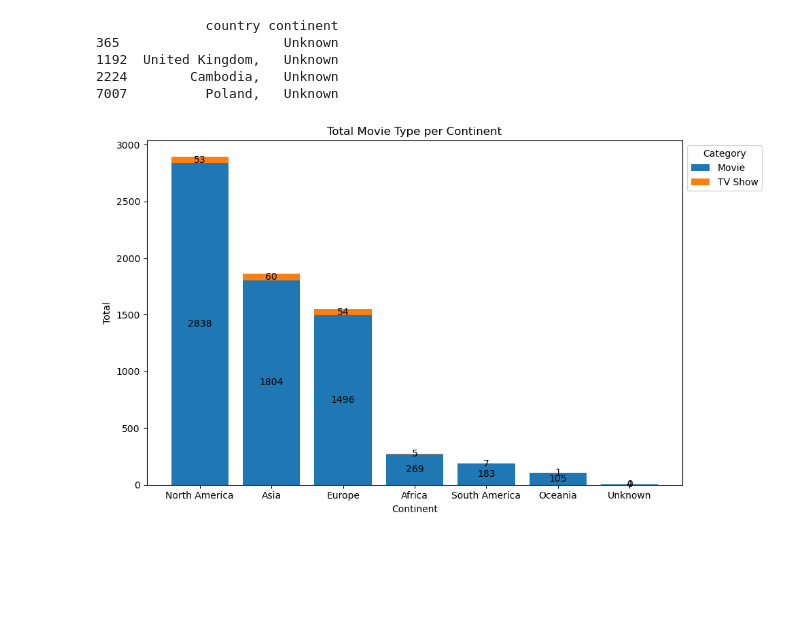
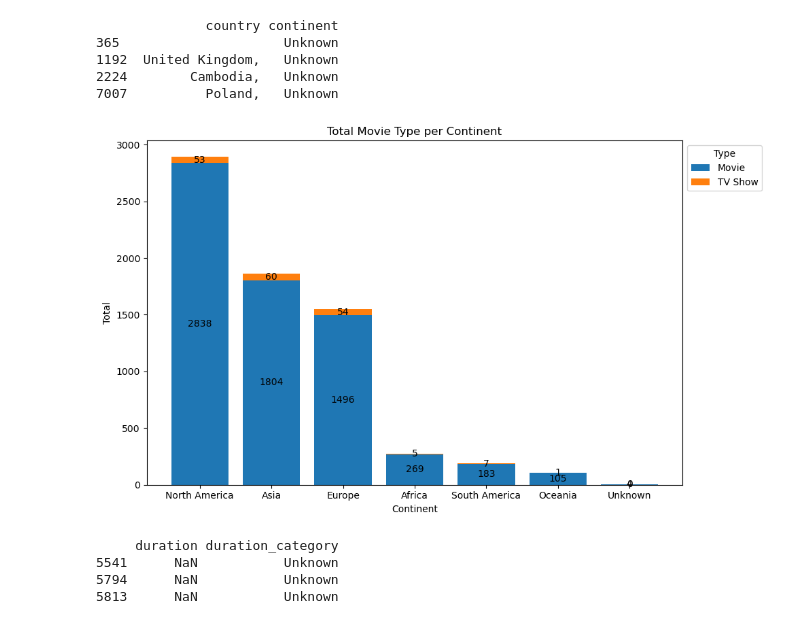
Before and after one commit to FlazeFy2/DS-Netflix_Movies_and_TV_Shows, a Jupyter notebook: exploratory data analysis-bar.ipynb, the cells around one changed output. Saved outputs shown, nothing was run; the diff lists cells and outputs as text; code cells hidden in the pictures; blank space fills up the shorter version.

```diff
--- a/exploratory data analysis-bar.ipynb
+++ b/exploratory data analysis-bar.ipynb
@@ -266,32 +266,71 @@ print(unknown_region[["country", "continent"]])
 # %%
 # Exploratory Data Analysis (EDA) - Stacked Bar Chart Movie Type Comparison per Continent
 # Dataset
 context_group_counts = df.groupby(['continent', 'type'], observed=False).size().reset_index(name='Count')
 stacked_data = context_group_counts.pivot(index='continent', columns='type', values='Count').fillna(0)
 
 # Ordering
 stacked_data['Total'] = stacked_data.sum(axis=1)
 stacked_data = stacked_data.sort_values(by='Total', ascending=False)
 categories = stacked_data.columns[:-1]
 counts = stacked_data[categories].values
 
 # Plotting
 context = stacked_data.index
 fig, ax = plt.subplots(figsize=(10, 6))
 bottom = np.zeros(len(context))
 
 # Plot each group_col as stack
 for group_col_index, group in enumerate(categories):
     p = ax.bar(context, counts[:, group_col_index], label=group, bottom=bottom)
     bottom += counts[:, group_col_index]
     ax.bar_label(p, label_type='center', fmt='%d')
 
 # Bar Chart
 ax.set_title(f'Total Movie Type per Continent')
 ax.set_xlabel('Continent')
 ax.set_ylabel('Total')
-ax.legend(title='Category', bbox_to_anchor=(1, 1), loc='upper left')
+ax.legend(title='Type', bbox_to_anchor=(1, 1), loc='upper left')
 plt.tight_layout()
 plt.show()
 # %% [output]
-[figure, old version]
+[figure, new version]
+# %%
+import pandas as pd
+import statistics
+import numpy as np
+import matplotlib.pyplot as plt
+
+# Declaration
+df = pd.read_csv("netflix_titles.csv")
+
+# Clean val
+df['duration'] = df['duration'].str.replace("Seasons", "Season", regex=False)
+
+# Dictionaries of Category
+duration_categories = {
+    "Short Film": [d for d in df["duration"].dropna() if "min" in d and int(d.split(" ")[0]) < 60],
+    "Feature Film": [d for d in df["duration"].dropna() if "min" in d and 30 <= int(d.split(" ")[0]) <= 110],
+    "Epic Film": [d for d in df["duration"].dropna() if "min" in d and int(d.split(" ")[0]) > 110],
+    "Mini-Series": [d for d in df["duration"].dropna() if "Season" in d and int(d.split(" ")[0]) == 1],
+    "TV Series": [d for d in df["duration"].dropna() if "Season" in d and int(d.split(" ")[0]) > 1]
+}
+
+# Function to assign duration category
+def assign_duration_category(duration):
+    for dur, durations in duration_categories.items():
+        if duration in durations:
+            return dur
+    return "Unknown"
+
+# Assign duration category to each duration
+df["duration_category"] = df["duration"].apply(assign_duration_category)
+
+# List unregistered countries
+unknown_duration_category = df[df["duration_category"] == "Unknown"]
+print(unknown_duration_category[["duration", "duration_category"]])
+# %% [output]
+     duration duration_category
+5541      NaN           Unknown
+5794      NaN           Unknown
+5813      NaN           Unknown
```
Also changed, not shown: parts of 1 cell of this notebook.
